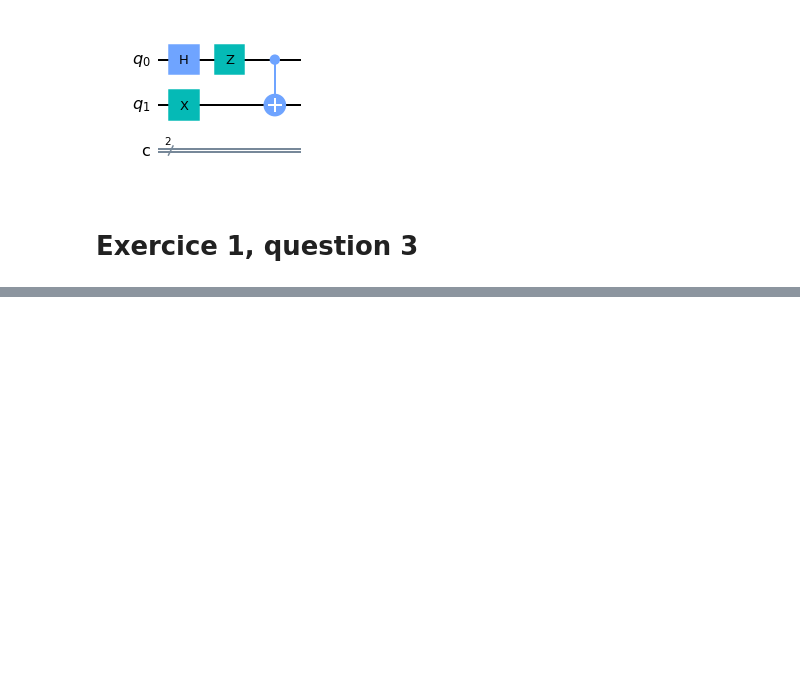
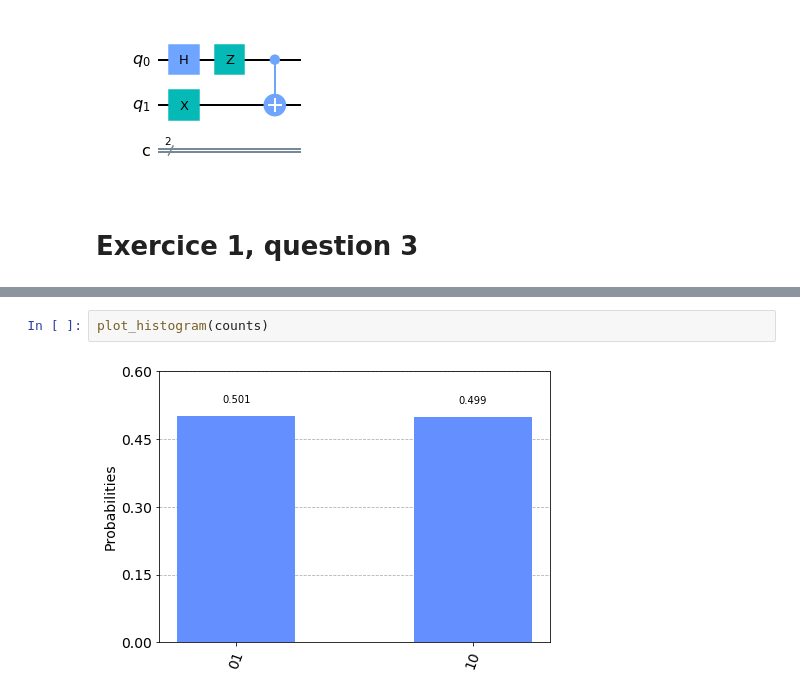
Before and after one commit to RudyLo/Quantum_Computing, a Jupyter notebook: QSC_Assignement3.ipynb, the cells around one changed output, grey strips where cells are left out. Saved outputs shown, nothing was run; the diff lists cells and outputs as text; blank space fills up the shorter version.

```diff
--- a/QSC_Assignement3.ipynb
+++ b/QSC_Assignement3.ipynb
@@ -177,0 +274,4 @@ Matrix 2 :  [[1.+0.j 0.+0.j 0.+0.j 0.+0.j]
+# %%
+plot_histogram(counts)
+# %% [output]
+[figure, added]
```
Also changed, not shown: parts of 7 cells of this notebook.
